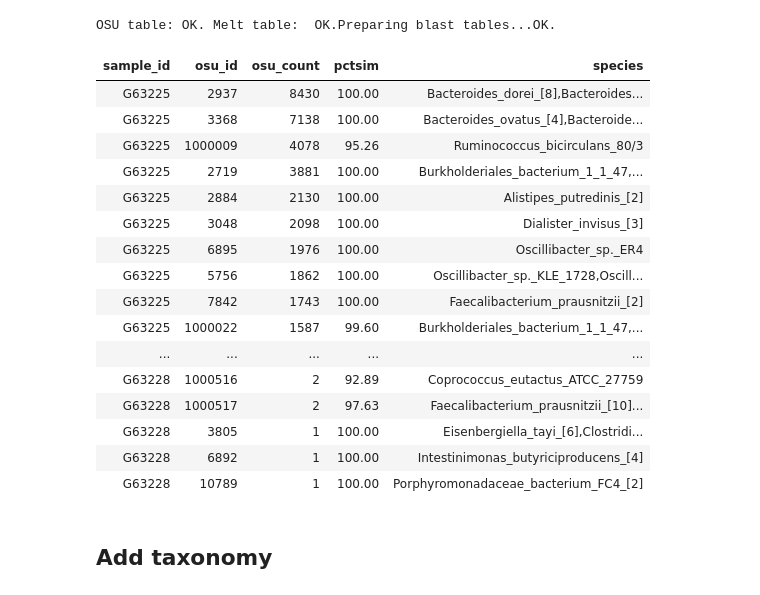
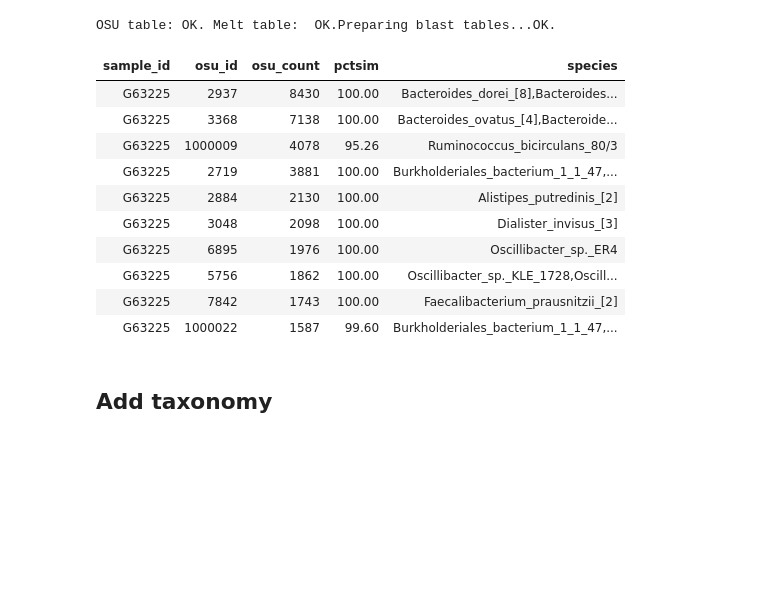
Before and after one commit to xbiome/rexmap, a Jupyter notebook: tutorial.ipynb, the cells around one changed output. Cells and saved outputs as stored; diff of their text form; code cells hidden in the pictures; blank space fills up the shorter version.

```diff
--- a/tutorial.ipynb
+++ b/tutorial.ipynb
@@ -185,26 +179,20 @@ We then use sequence abundance table `ab.dt` and `blast_output` to infer OSUs:
 osu_ab.dt = abundance(ab.dt, blast_output)
 # %% [output]
 OSU table: OK. Melt table:  OK.Preparing blast tables...OK.
-# %%
-osu_ab.dt
-# %% [output]
-| sample_id | osu_id | osu_count | pctsim | species |
-| G63225 | 2937 | 8430 | 100.00 | Bacteroides_dorei_[8],Bacteroides... |
-| G63225 | 3368 | 7138 | 100.00 | Bacteroides_ovatus_[4],Bacteroide... |
-| G63225 | 1000009 | 4078 | 95.26 | Ruminococcus_bicirculans_80/3 |
-| G63225 | 2719 | 3881 | 100.00 | Burkholderiales_bacterium_1_1_47,... |
-| G63225 | 2884 | 2130 | 100.00 | Alistipes_putredinis_[2] |
-| G63225 | 3048 | 2098 | 100.00 | Dialister_invisus_[3] |
-| G63225 | 6895 | 1976 | 100.00 | Oscillibacter_sp._ER4 |
-| G63225 | 5756 | 1862 | 100.00 | Oscillibacter_sp._KLE_1728,Oscill... |
-| G63225 | 7842 | 1743 | 100.00 | Faecalibacterium_prausnitzii_[2] |
-| G63225 | 1000022 | 1587 | 99.60 | Burkholderiales_bacterium_1_1_47,... |
-| ... | ... | ... | ... | ... |
-| G63228 | 1000516 | 2 | 92.89 | Coprococcus_eutactus_ATCC_27759 |
-| G63228 | 1000517 | 2 | 97.63 | Faecalibacterium_prausnitzii_[10]... |
-| G63228 | 3805 | 1 | 100.00 | Eisenbergiella_tayi_[6],Clostridi... |
-| G63228 | 6892 | 1 | 100.00 | Intestinimonas_butyriciproducens_[4] |
-| G63228 | 10789 | 1 | 100.00 | Porphyromonadaceae_bacterium_FC4_[2] |
+# %%
+head(osu_ab.dt, 10)
+# %% [output]
+| sample_id | osu_id | osu_count | pctsim | species |
+| G63225 | 2937 | 8430 | 100.00 | Bacteroides_dorei_[8],Bacteroides... |
+| G63225 | 3368 | 7138 | 100.00 | Bacteroides_ovatus_[4],Bacteroide... |
+| G63225 | 1000009 | 4078 | 95.26 | Ruminococcus_bicirculans_80/3 |
+| G63225 | 2719 | 3881 | 100.00 | Burkholderiales_bacterium_1_1_47,... |
+| G63225 | 2884 | 2130 | 100.00 | Alistipes_putredinis_[2] |
+| G63225 | 3048 | 2098 | 100.00 | Dialister_invisus_[3] |
+| G63225 | 6895 | 1976 | 100.00 | Oscillibacter_sp._ER4 |
+| G63225 | 5756 | 1862 | 100.00 | Oscillibacter_sp._KLE_1728,Oscill... |
+| G63225 | 7842 | 1743 | 100.00 | Faecalibacterium_prausnitzii_[2] |
+| G63225 | 1000022 | 1587 | 99.60 | Burkholderiales_bacterium_1_1_47,... |
 # %%
 write_table(osu_ab.dt, file.path(out_path, 'osu_abundances.txt'))
 # %% [markdown]
```
Also changed, not shown: parts of 2 cells of this notebook, 3 other files.
